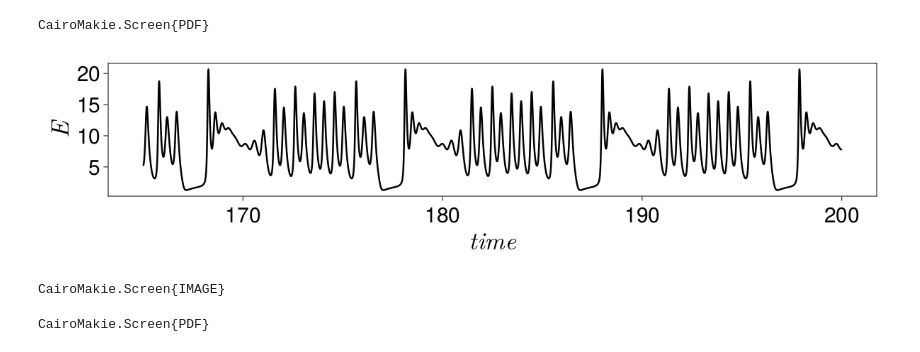
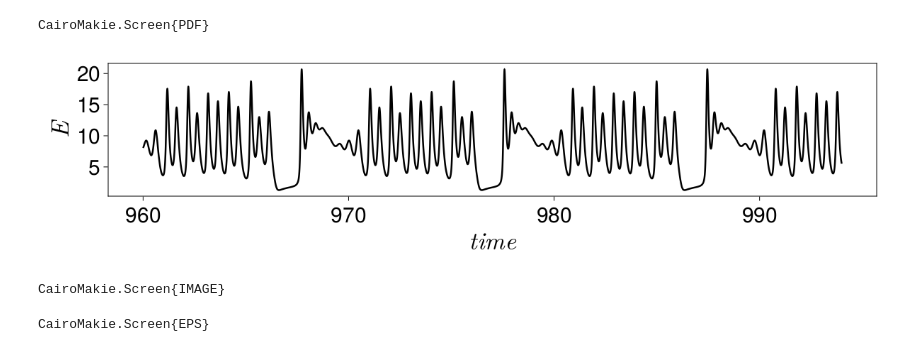
Before and after one commit to SergeyNovak777/dynamical-systems, a Jupyter notebook: Tsodyks Markram/Levanova/3 набор параметров/4 modes/Regular near homoclinic bursting activity in article.ipynb, the cells around one changed output. Saved outputs shown, nothing was run; the diff lists cells and outputs as text; code cells hidden in the pictures.

```diff
--- a/Tsodyks Markram/Levanova/3 набор параметров/4 modes/Regular near homoclinic bursting activity in article.ipynb
+++ b/Tsodyks Markram/Levanova/3 набор параметров/4 modes/Regular near homoclinic bursting activity in article.ipynb
@@ -133,19 +133,19 @@ CairoMakie.Screen{IMAGE}
 # %% [output]
 CairoMakie.Screen{PDF}
 # %%
-ts, tf = 165000, 200000 # 500000, 580000
+ts, tf = 960000, 994000 # 500000, 580000
 CairoMakie.activate!()
 f = Figure(resolution = (1200, 300))
 axis = Axis(f[1, 1], xlabel = L"$time$", ylabel = L"$E$",
             xlabelsize = lb_size, ylabelsize = lb_size,
             xticklabelsize = tck_size, yticklabelsize = tck_size,
             xgridvisible = false, ygridvisible = false)
 lines!(axis, sol_for.t[ts:tf], sol_for[1, ts:tf], linewidth = 2.5, color = :black)
 display(f)
 # %% [output]
-[figure, old version]
+[figure, new version]
 CairoMakie.Screen{IMAGE}
 # %%
-#save("regular_near_homoclinic_timeseries.pdf", f)
+save("regular_near_homoclinic_timeseries.eps", f)
 # %% [output]
-CairoMakie.Screen{PDF}
+CairoMakie.Screen{EPS}
```
Also changed, not shown: 4 other files.
